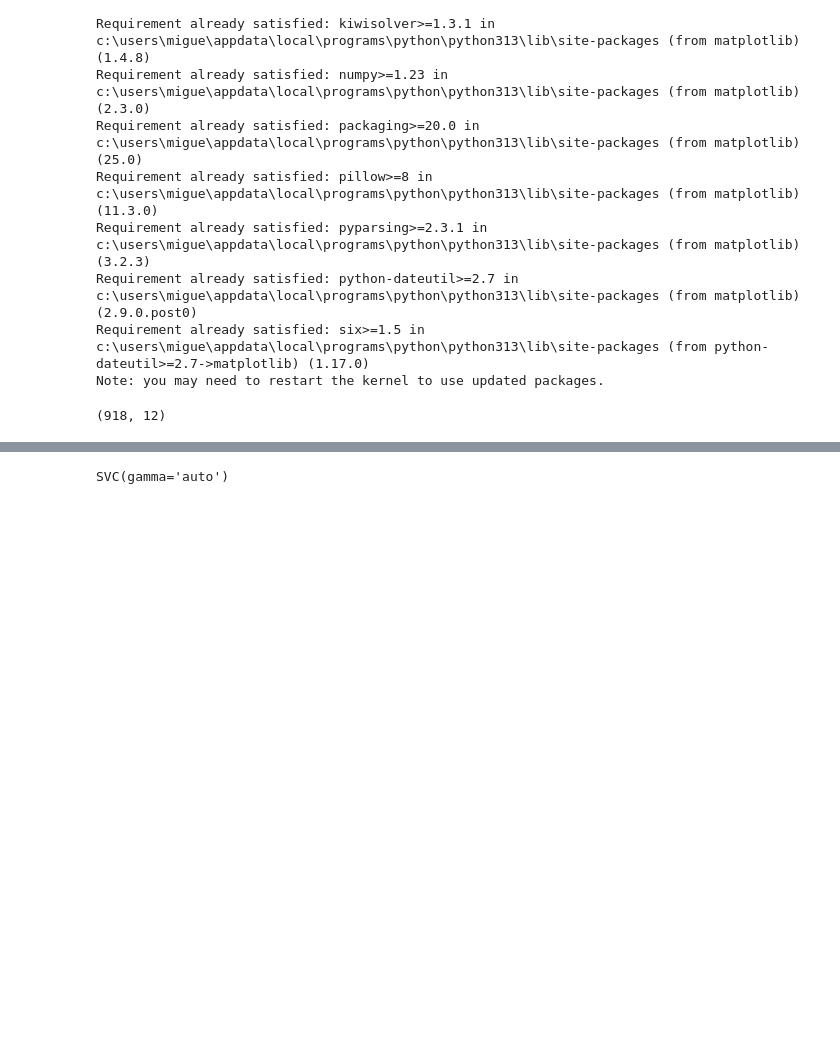
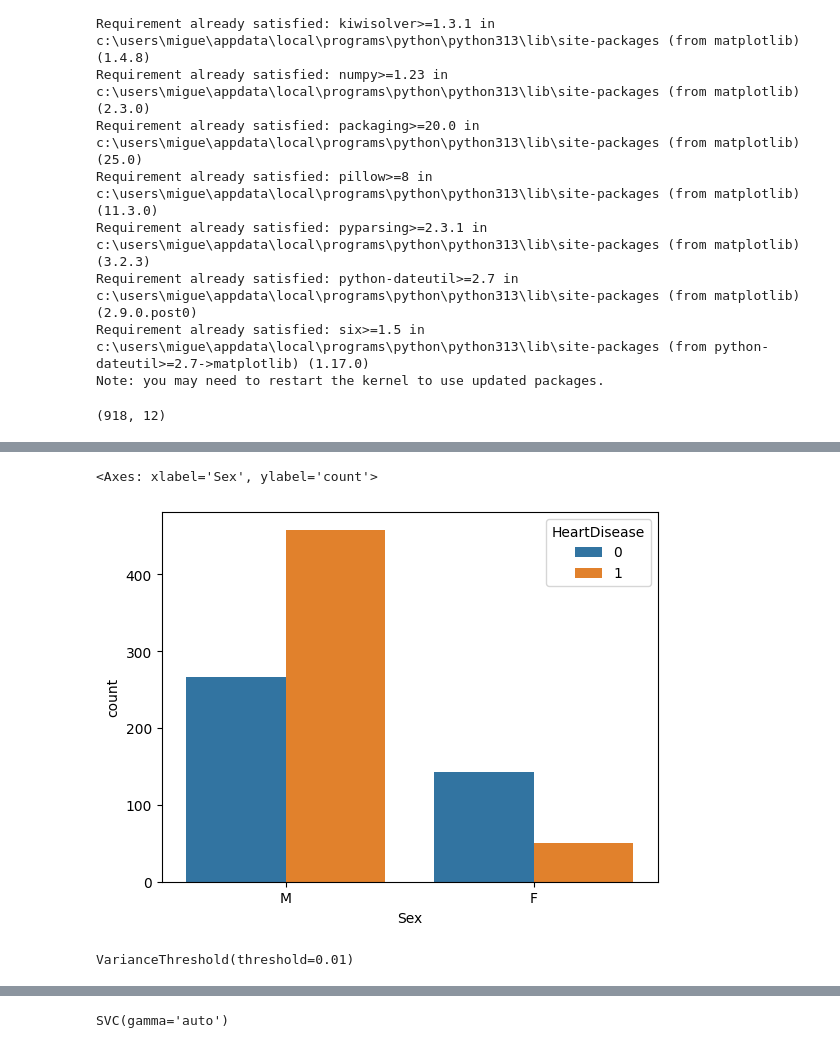
Before and after one commit to PedroPsy/AI-Training, a Jupyter notebook: fundamentosIA.ipynb, the cells around one changed output, grey strips where cells are left out. Cells and saved outputs as stored; diff of their text form; code cells hidden in the pictures; blank space fills up the shorter version.

```diff
--- a/fundamentosIA.ipynb
+++ b/fundamentosIA.ipynb
@@ -211,3 +164,16 @@ plt.show()
+# %%
+sns.countplot(x="Sex", hue="HeartDisease", data=dataset)
+#homens apresentam mais casos de doença
+# %% [output]
+<Axes: xlabel='Sex', ylabel='count'>
+[figure, added]
+# %%
+#limpeza dos dados
+from sklearn.feature_selection import VarianceThreshold
+selector = VarianceThreshold(threshold=0.01)
+selector.fit(dataset.select_dtypes(include=['float64', 'int64']))
+# %% [output]
+VarianceThreshold(threshold=0.01)
 # %% [markdown]
 # 2 - Divisão dos dados
 
```
Also changed, not shown: parts of 32 cells of this notebook.
